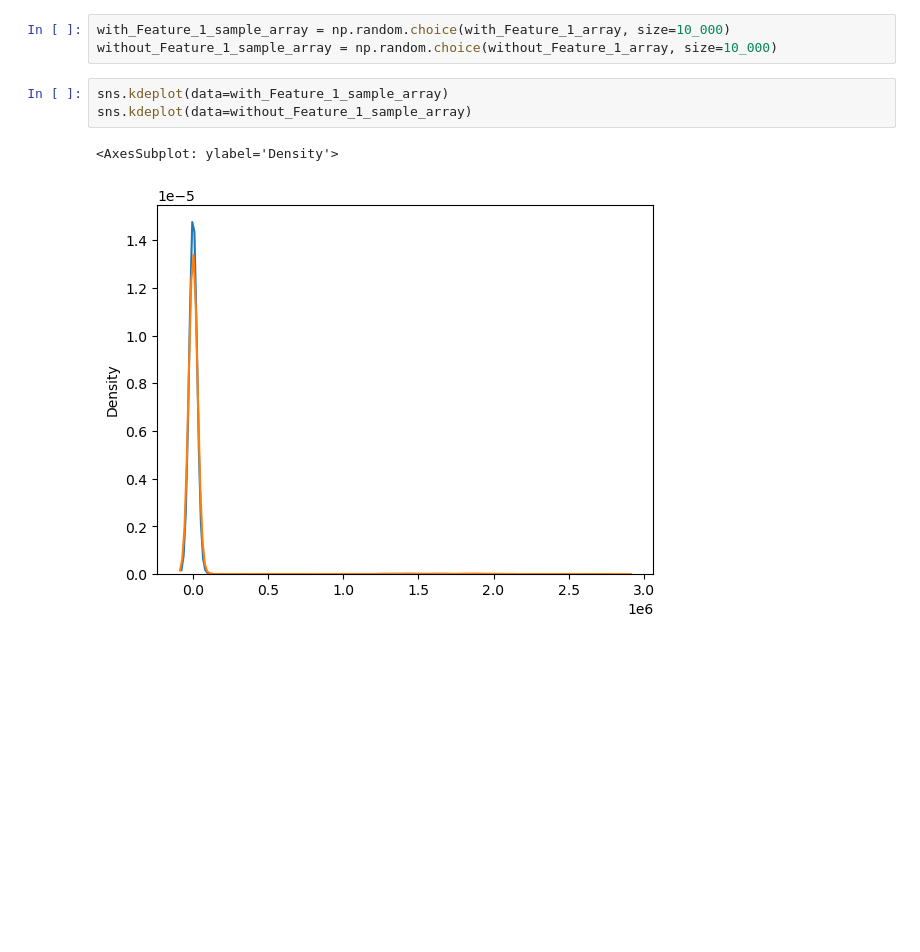
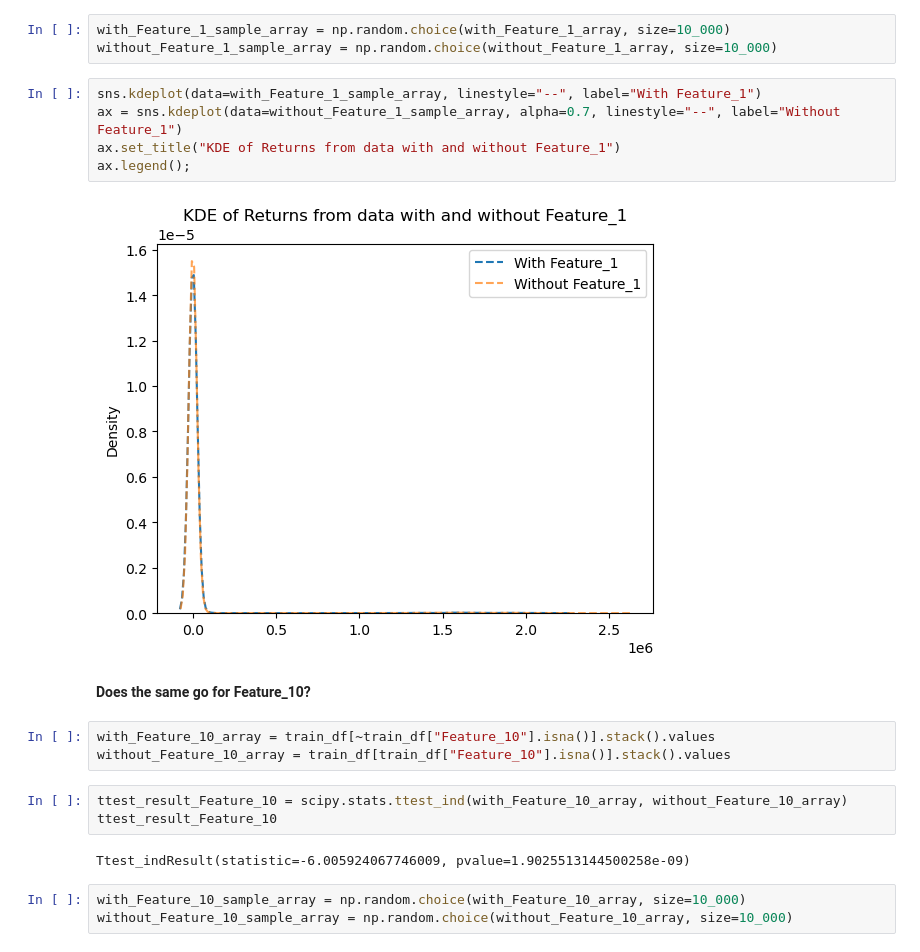
Before and after one commit to prompath/kaggle-the-winton-stock-market-challenge, a Jupyter notebook: [Kaggle] The Winton Stock Market Challenge - Jeerawat.ipynb, the cells around one changed output. Cells and saved outputs as stored; diff of their text form; blank space fills up the shorter version.

```diff
--- a/[Kaggle] The Winton Stock Market Challenge - Jeerawat.ipynb
+++ b/[Kaggle] The Winton Stock Market Challenge - Jeerawat.ipynb
@@ -258,8 +284,22 @@ Since the p-value of the t-test is more that 5%, we failed to reject the null hy
 with_Feature_1_sample_array = np.random.choice(with_Feature_1_array, size=10_000)
 without_Feature_1_sample_array = np.random.choice(without_Feature_1_array, size=10_000)
 # %%
-sns.kdeplot(data=with_Feature_1_sample_array)
-sns.kdeplot(data=without_Feature_1_sample_array)
+sns.kdeplot(data=with_Feature_1_sample_array, linestyle="--", label="With Feature_1")
+ax = sns.kdeplot(data=without_Feature_1_sample_array, alpha=0.7, linestyle="--", label="Without Feature_1")
+ax.set_title("KDE of Returns from data with and without Feature_1")
+ax.legend();
 # %% [output]
-<AxesSubplot: ylabel='Density'>
-[figure, old version]
+[figure, new version]
+# %% [markdown]
+**Does the same go for Feature_10?**
+# %%
+with_Feature_10_array = train_df[~train_df["Feature_10"].isna()].stack().values
+without_Feature_10_array = train_df[train_df["Feature_10"].isna()].stack().values
+# %%
+ttest_result_Feature_10 = scipy.stats.ttest_ind(with_Feature_10_array, without_Feature_10_array)
+ttest_result_Feature_10
+# %% [output]
+Ttest_indResult(statistic=-6.005924067746009, pvalue=1.9025513144500258e-09)
+# %%
+with_Feature_10_sample_array = np.random.choice(with_Feature_10_array, size=10_000)
+without_Feature_10_sample_array = np.random.choice(without_Feature_10_array, size=10_000)
```
Also changed, not shown: parts of 78 cells of this notebook.
